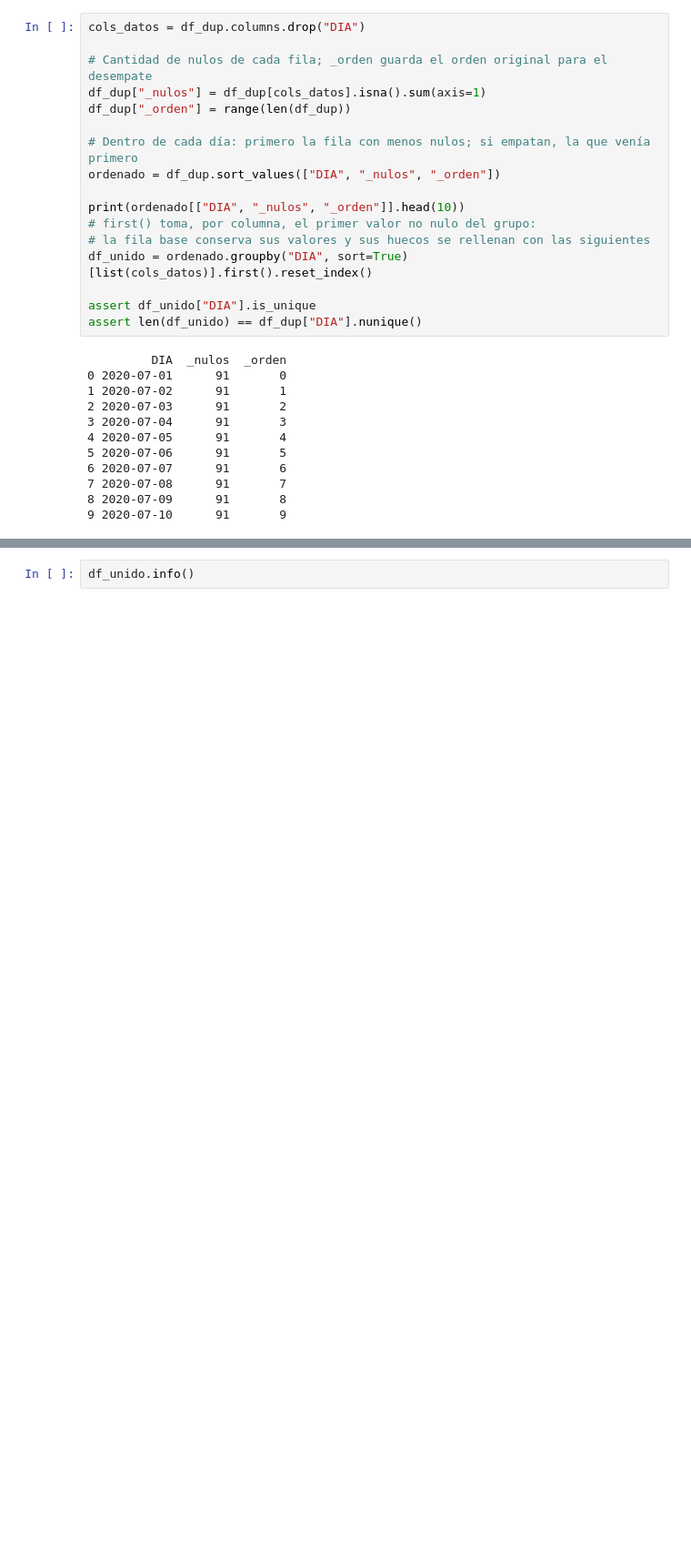
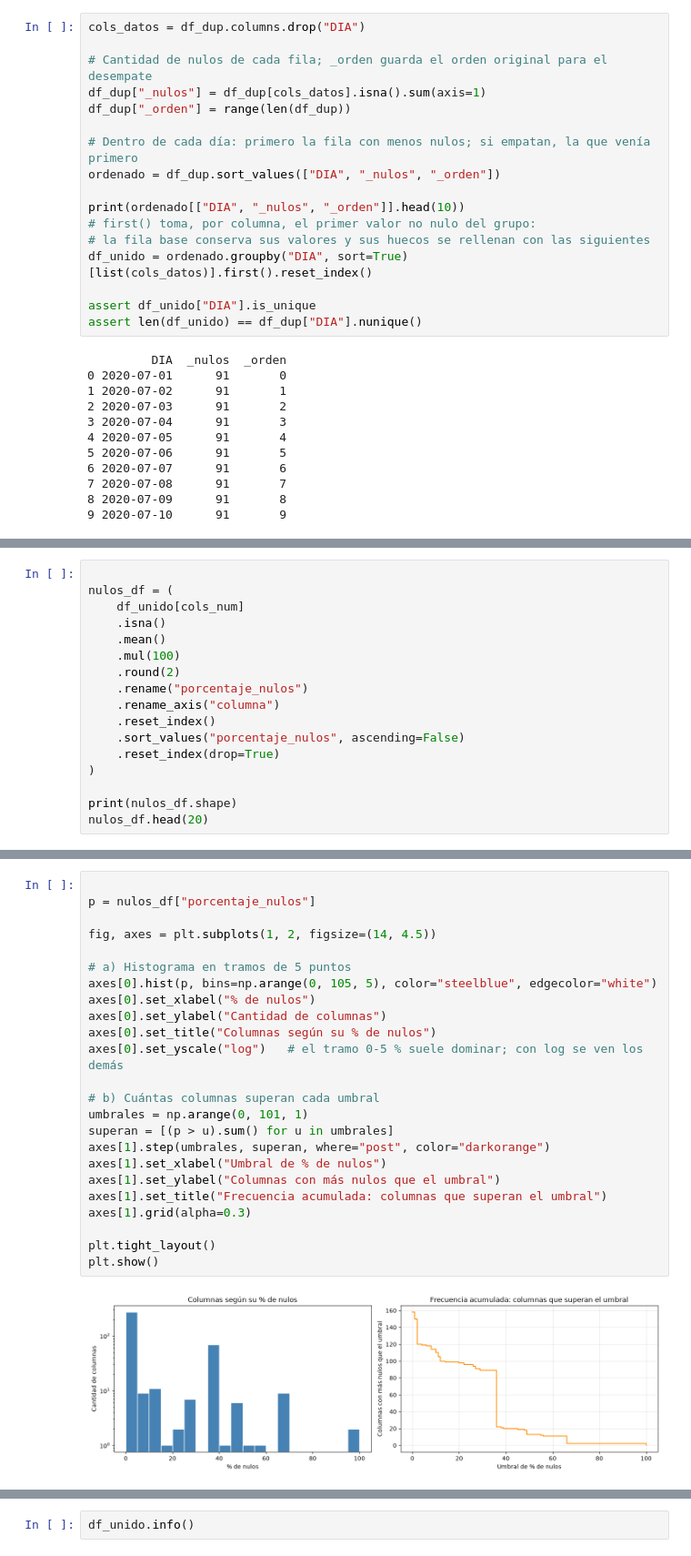
Before and after one commit to Marcjun/Cerveceria-LabDatosII, a Jupyter notebook: notebooks/eda.ipynb, the cells around one changed output, grey strips where cells are left out. Shown at 91% size. Cells and saved outputs as stored; diff of their text form; blank space fills up the shorter version.

```diff
--- a/notebooks/eda.ipynb
+++ b/notebooks/eda.ipynb
@@ -479,0 +568,17 @@ assert len(df_unido) == df_dup["DIA"].nunique()
+# %%
+
+nulos_df = (
+    df_unido[cols_num]
+    .isna()
+    .mean()
+    .mul(100)
+    .round(2)
+    .rename("porcentaje_nulos")
+    .rename_axis("columna")
+    .reset_index()
+    .sort_values("porcentaje_nulos", ascending=False)
+    .reset_index(drop=True)
+)
+
+print(nulos_df.shape)
+nulos_df.head(20)
@@ -479,0 +604,26 @@ assert len(df_unido) == df_dup["DIA"].nunique()
+# %%
+
+p = nulos_df["porcentaje_nulos"]
+
+fig, axes = plt.subplots(1, 2, figsize=(14, 4.5))
+
+# a) Histograma en tramos de 5 puntos
+axes[0].hist(p, bins=np.arange(0, 105, 5), color="steelblue", edgecolor="white")
+axes[0].set_xlabel("% de nulos")
+axes[0].set_ylabel("Cantidad de columnas")
+axes[0].set_title("Columnas según su % de nulos")
+axes[0].set_yscale("log")   # el tramo 0-5 % suele dominar; con log se ven los demás
+
+# b) Cuántas columnas superan cada umbral
+umbrales = np.arange(0, 101, 1)
+superan = [(p > u).sum() for u in umbrales]
+axes[1].step(umbrales, superan, where="post", color="darkorange")
+axes[1].set_xlabel("Umbral de % de nulos")
+axes[1].set_ylabel("Columnas con más nulos que el umbral")
+axes[1].set_title("Frecuencia acumulada: columnas que superan el umbral")
+axes[1].grid(alpha=0.3)
+
+plt.tight_layout()
+plt.show()
+# %% [output]
+[figure, added]
```
Also changed, not shown: parts of 20 cells of this notebook.
